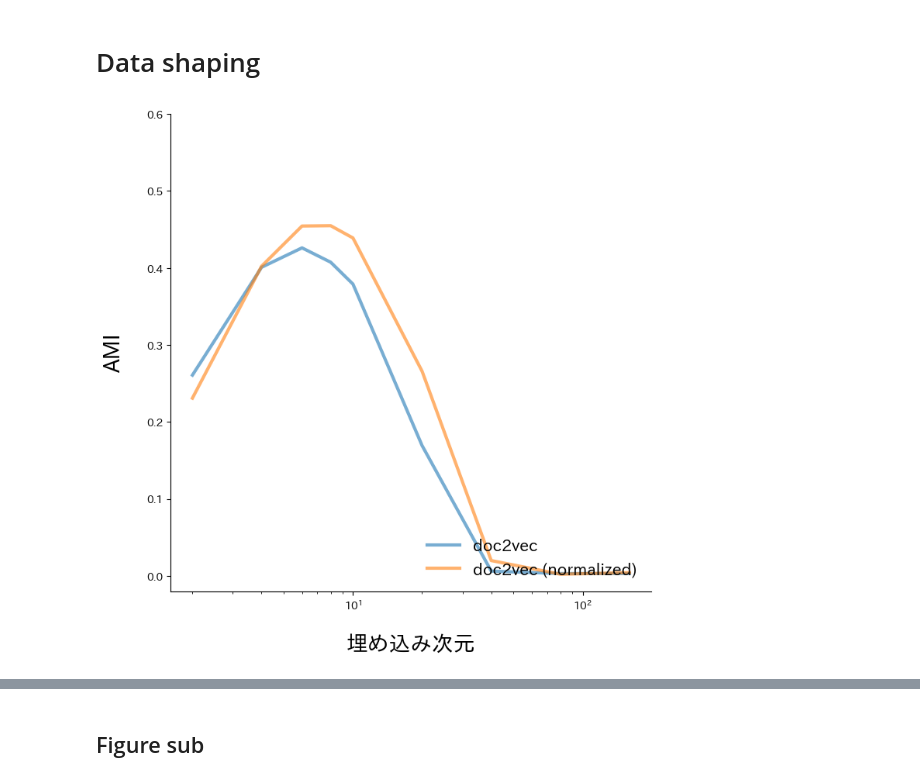
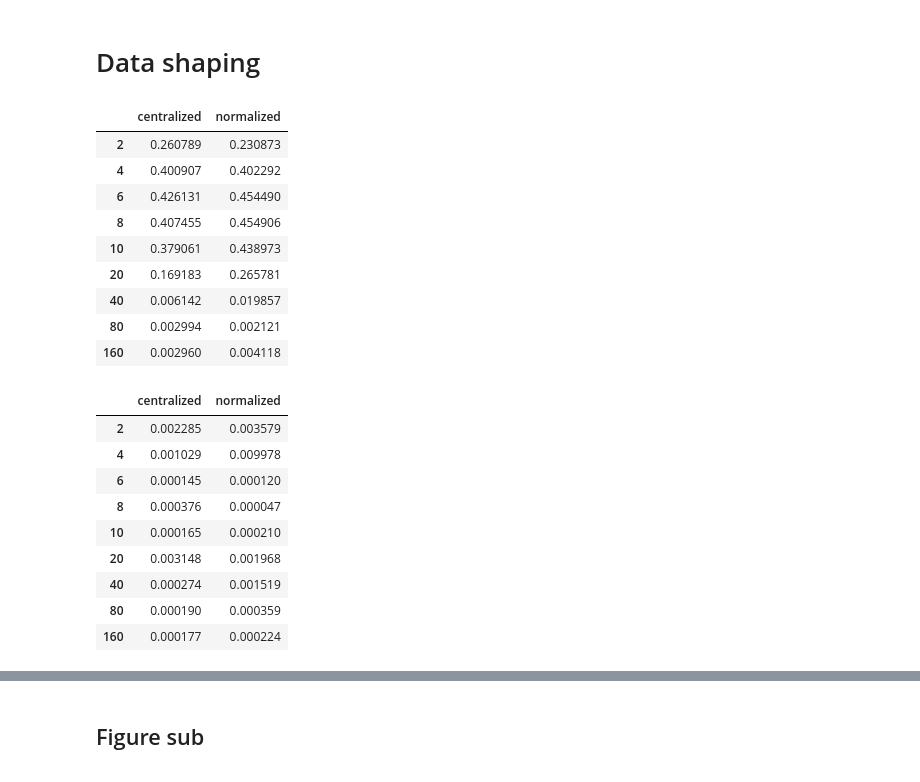
Before and after one commit to YuriNakayama/TextClassificationCode, a Jupyter notebook: Visualize/Stats/NormalizationFig.ipynb, the cells around one changed output, grey strips where cells are left out. Saved outputs shown, nothing was run; the diff lists cells and outputs as text; code cells hidden in the pictures.

```diff
--- a/Visualize/Stats/NormalizationFig.ipynb
+++ b/Visualize/Stats/NormalizationFig.ipynb
@@ -187,37 +187,28 @@ vectorize_labels = {
     "sentenceBERT": "SBERT"
 }
-# %%
-fig = plt.figure(**layout["figure"])
-ax = fig.add_subplot(111)
-fig_path = f"../data/figure/{data_type}/NormalCentral{data_type}.pdf"
-ax.set_xscale("log")
-
-ax.spines["top"].set_visible(False)
-ax.spines["right"].set_visible(False)
-
-for column in data["doc2vec"]["mi"]["mean"].columns:
-    ax.plot(
-        data["doc2vec"]["mi"]["mean"].index.to_numpy(),
-        data["doc2vec"]["mi"]["mean"].loc[:, column].to_numpy(),
-        label=f"doc2vec {line_labels[column]}",
-        **layout["plot"],
-    )
-
-# for i, normalization in enumerate(normalizations):
-#     ax.axhline(
-#         y=data["sentenceBERT"]["mi"]["mean"].loc[384, normalization],
-#         label=f"SBERT {line_labels[normalization]}",
-#         color=cycler["color"][i + 3],
-#         **layout["plot"]
-#     )
-
-# ax.set_title(title, **layout["title"])
-
-ax.set_xlabel(xlabel, **layout["label"])
-ax.set_ylabel(ylabel, **layout["label"])
-ax.set_yticks(np.arange(0, 0.7, 0.1), **layout["ticks"])
-ax.legend(**layout["legend"])
-
-fig.savefig(make_filepath(fig_path))
-# %% [output]
-[figure]
+# %%
+data["doc2vec"]["mi"]["mean"]
+# %% [output]
+|  | centralized | normalized |
+| 2 | 0.260789 | 0.230873 |
+| 4 | 0.400907 | 0.402292 |
+| 6 | 0.426131 | 0.454490 |
+| 8 | 0.407455 | 0.454906 |
+| 10 | 0.379061 | 0.438973 |
+| 20 | 0.169183 | 0.265781 |
+| 40 | 0.006142 | 0.019857 |
+| 80 | 0.002994 | 0.002121 |
+| 160 | 0.002960 | 0.004118 |
+# %%
+data["doc2vec"]["mi"]["std"]
+# %% [output]
+|  | centralized | normalized |
+| 2 | 0.002285 | 0.003579 |
+| 4 | 0.001029 | 0.009978 |
+| 6 | 0.000145 | 0.000120 |
+| 8 | 0.000376 | 0.000047 |
+| 10 | 0.000165 | 0.000210 |
+| 20 | 0.003148 | 0.001968 |
+| 40 | 0.000274 | 0.001519 |
+| 80 | 0.000190 | 0.000359 |
+| 160 | 0.000177 | 0.000224 |
```
Also changed, not shown: parts of 4 cells of this notebook, 29 other files.
